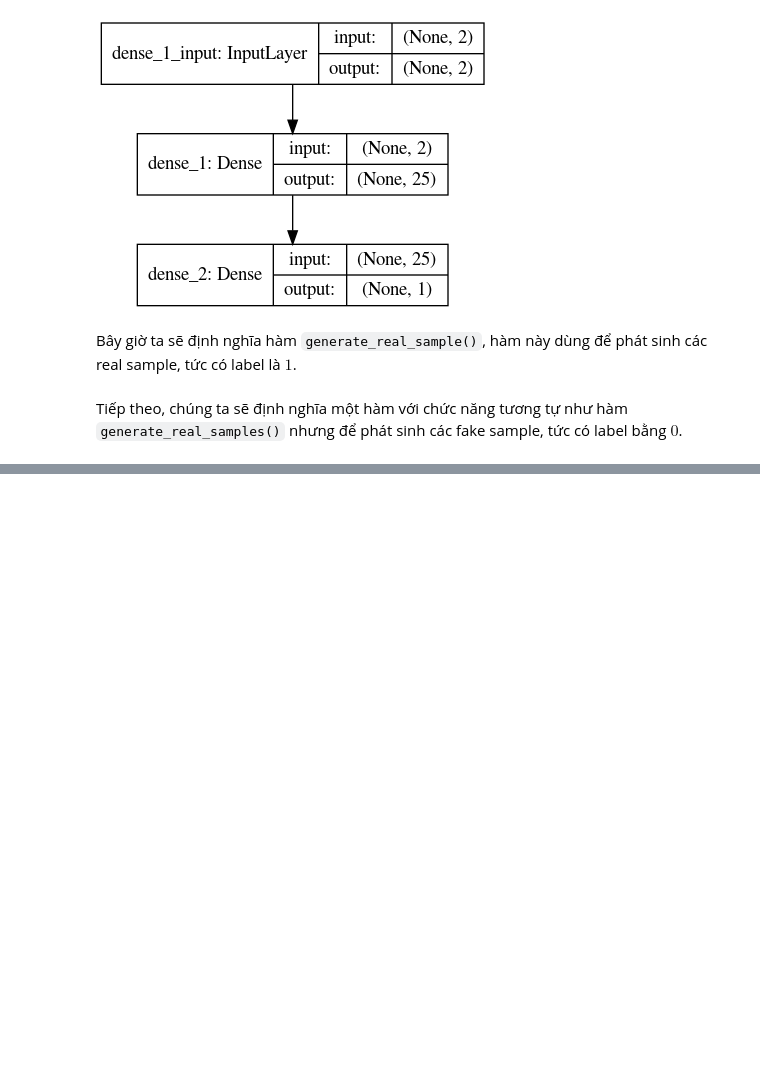
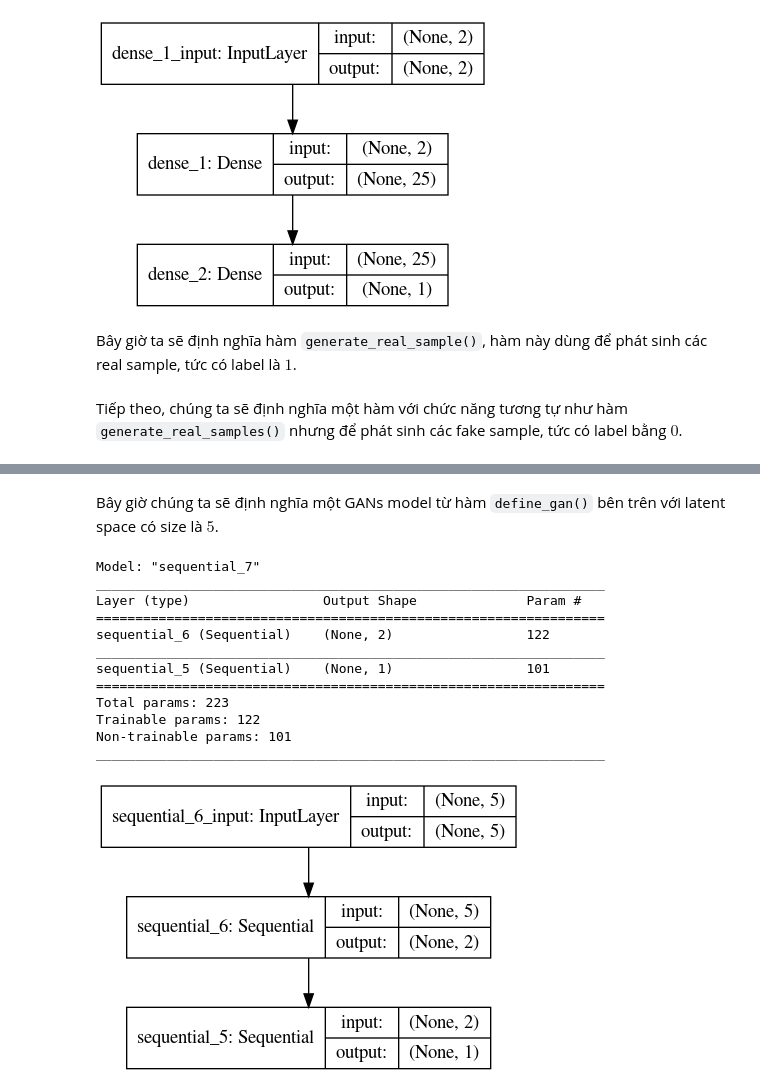
Before and after one commit to cuongpiger/cloud, a Jupyter notebook: Chapter 06. How to Develop a 1D GAN from Scratch/00.1D-GANs.ipynb, the cells around one changed output, grey strips where cells are left out. Saved outputs shown, nothing was run; the diff lists cells and outputs as text; code cells hidden in the pictures; blank space fills up the shorter version.

```diff
--- a/Chapter 06. How to Develop a 1D GAN from Scratch/00.1D-GANs.ipynb
+++ b/Chapter 06. How to Develop a 1D GAN from Scratch/00.1D-GANs.ipynb
@@ -192,0 +299,38 @@ train_discriminator(model)
+# %%
+def define_gan(generator, discriminator):
+    '''Thêm biến @trainable vào @discriminator'''
+    discriminator.trainable = False
+
+    model = Sequential()
+    model.add(generator)
+    model.add(discriminator)
+
+    model.compile(loss='binary_crossentropy', optimizer='adam')
+
+    return model
+# %% [markdown]
+Bây giờ chúng ta sẽ định nghĩa một GANs model từ hàm `define_gan()` bên trên với latent space có size là $5$.
+# %%
+latent_dim = 5
+
+discriminator = define_discriminator()
+generator = define_generator(latent_dim)
+gan_model = define_gan(generator, discriminator)
+
+gan_model.summary()
+plot_model(gan_model, to_file='./images/gan_plot.png',
+           show_shapes=True, show_layer_names=True)
+# %% [output]
+Model: "sequential_7"
+_________________________________________________________________
+Layer (type)                 Output Shape              Param #
+=================================================================
+sequential_6 (Sequential)    (None, 2)                 122
+_________________________________________________________________
+sequential_5 (Sequential)    (None, 1)                 101
+=================================================================
+Total params: 223
+Trainable params: 122
+Non-trainable params: 101
+_________________________________________________________________
+[figure, added]
```
Also changed, not shown: parts of 25 cells of this notebook, 7 other files.
